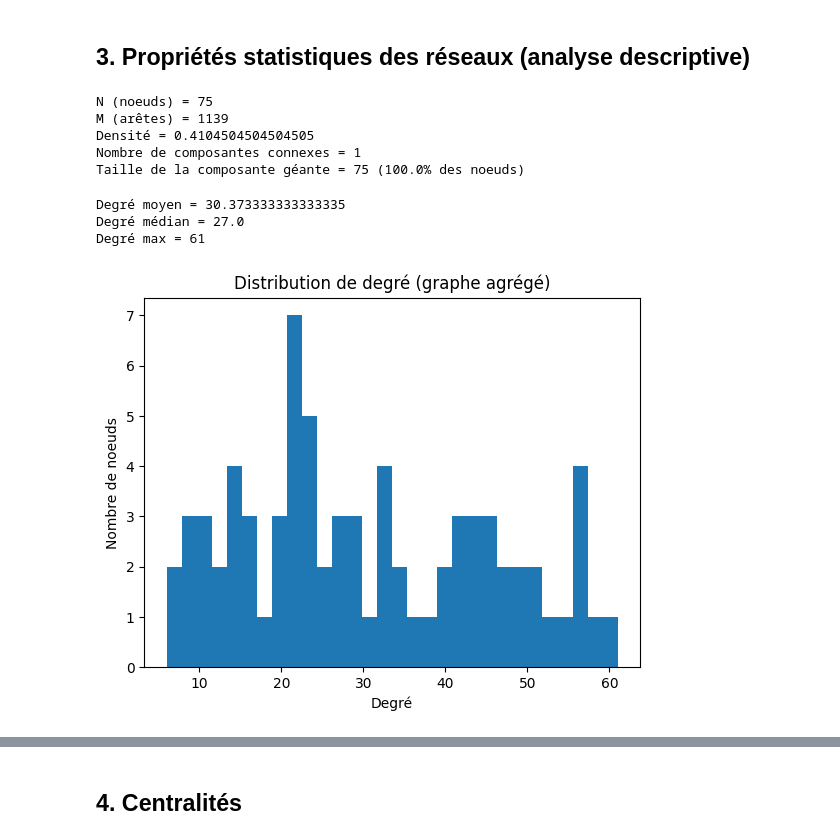
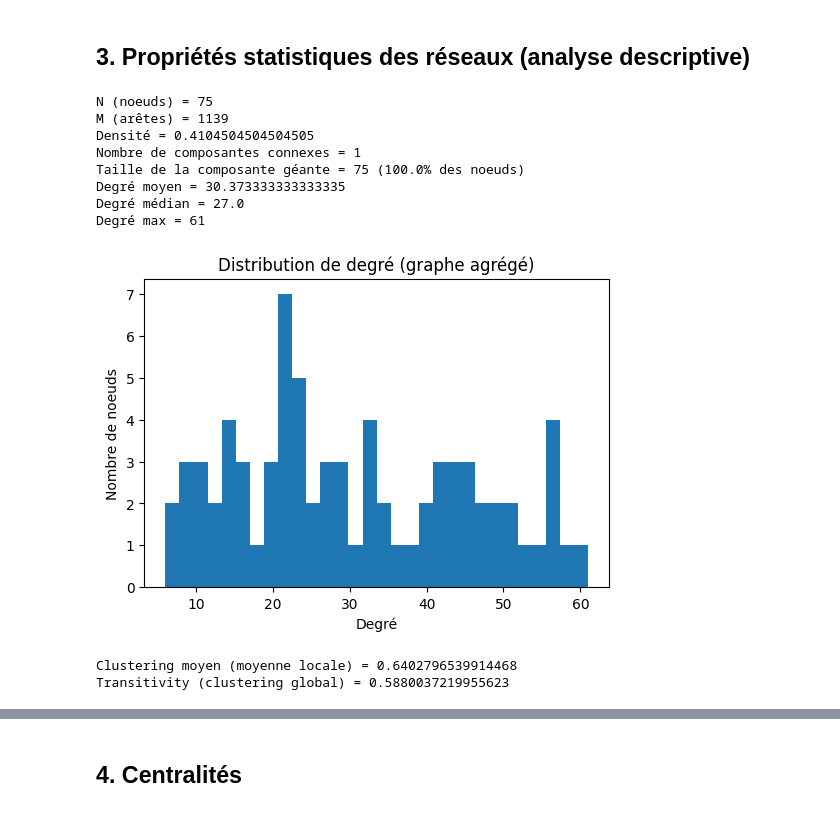
Before and after one commit to celinargy/unamur-certificat-datascience, a Jupyter notebook: SDASM101_graphmin_group1/graph-hospital/notebook_hospital.ipynb, the cells around one changed output, grey strips where cells are left out. Saved outputs shown, nothing was run; the diff lists cells and outputs as text; code cells hidden in the pictures.

Commit message:
notebook hospital update + school Abel

```diff
--- a/SDASM101_graphmin_group1/graph-hospital/notebook_hospital.ipynb
+++ b/SDASM101_graphmin_group1/graph-hospital/notebook_hospital.ipynb
@@ -34,3 +42,30 @@ df.columns = ["time", "id_1", "id_2", "role_1", "role_2"]
+# %%
+df = pd.read_csv("./data/detailed_list_of_contacts_Hospital.dat", sep=r"\s+", header=None)
+df.columns = ["t", "id_1", "id_2", "role_1", "role_2"]
+
+# Dictionnaire id => role
+roles_1 = df[["id_1", "role_1"]].rename(columns={"id_1":"id","role_1":"role"})
+roles_2 = df[["id_2", "role_2"]].rename(columns={"id_2":"id","role_2":"role"})
+roles = pd.concat([roles_1, roles_2]).drop_duplicates()
+role_dict = dict(zip(roles["id"], roles["role"]))
+
+# Paires non orientées
+df["u"] = df[["id_1","id_2"]].min(axis=1)
+df["v"] = df[["id_1","id_2"]].max(axis=1)
+
+# Tri pour épisodes
+df = df.sort_values(["u","v","t"])
+
+# Episodes de contact (pas de 20s)
+df["new_contact"] = (df["t"] != df.groupby(["u","v"])["t"].shift() + 1)
+df["contact_id"] = df.groupby(["u","v"])["new_contact"].cumsum()
+
+contacts = (
+    df.groupby(["u", "v", "contact_id"])
+      .agg(start_t=("t","min"), end_t=("t","max"), n_intervals=("t","count"))
+      .reset_index()
+)
+contacts["duration_seconds"] = contacts["n_intervals"] * 20
 # %% [markdown]
 ## 2. Représentation des graphes
 Agrégation temporelle des données pour obtenir un graphe statique qui résume l’ensemble des interactions observées
@@ -91,48 +142,40 @@ list(G.nodes(data=True))[:5]
 # %% [markdown]
 ## 3. Propriétés statistiques des réseaux (analyse descriptive)
-# %%
-# Taille, densité, connectivité (cellule)
-N = G.number_of_nodes()
-M = G.number_of_edges()
-
-density = nx.density(G)
-
-# Composantes connexes
-components = list(nx.connected_components(G))
-n_components = len(components)
-gcc_size = len(max(components, key=len))  # giant connected component
-
-print("N (noeuds) =", N)
-print("M (arêtes) =", M)
-print("Densité =", density)
-print("Nombre de composantes connexes =", n_components)
-print("Taille de la composante géante =", gcc_size, f"({gcc_size/N:.1%} des noeuds)")
-
-# le réseau est-il majoritairement connecté ?
-# densité faible, réseau clairsemé
-# %% [output]
-N (noeuds) = 75
-M (arêtes) = 1139
-Densité = 0.4104504504504505
-Nombre de composantes connexes = 1
-Taille de la composante géante = 75 (100.0% des noeuds)
 # %%
-# Distribution de degré (cellule)
-# c.f. sylla IV. B. Degree distribution
+N, M = G.number_of_nodes(), G.number_of_edges()
+print("N (noeuds) =", N)
+print("M (arêtes) =", M)
+print("Densité =", nx.density(G))
+
+components = list(nx.connected_components(G))
+gcc_size = len(max(components, key=len))
+print("Nombre de composantes connexes =", len(components))
+print("Taille de la composante géante =", gcc_size, f"({gcc_size/N:.1%} des noeuds)")
+
 degrees = np.array([d for _, d in G.degree()])
-
 print("Degré moyen =", degrees.mean())
 print("Degré médian =", np.median(degrees))
 print("Degré max =", degrees.max())
 
 plt.figure()
 plt.hist(degrees, bins=30)
 plt.xlabel("Degré")
 plt.ylabel("Nombre de noeuds")
 plt.title("Distribution de degré (graphe agrégé)")
 plt.show()
+
+clustering_local = nx.clustering(G)
+print("Clustering moyen (moyenne locale) =", np.mean(list(clustering_local.values())))
+print("Transitivity (clustering global) =", nx.transitivity(G))
 # %% [output]
+N (noeuds) = 75
+M (arêtes) = 1139
+Densité = 0.4104504504504505
+Nombre de composantes connexes = 1
+Taille de la composante géante = 75 (100.0% des noeuds)
 Degré moyen = 30.373333333333335
 Degré médian = 27.0
 Degré max = 61
-[figure, old version]
+[figure, new version]
+Clustering moyen (moyenne locale) = 0.6402796539914468
+Transitivity (clustering global) = 0.5880037219955623
```
Also changed, not shown: parts of 22 cells of this notebook, 1 other file.
